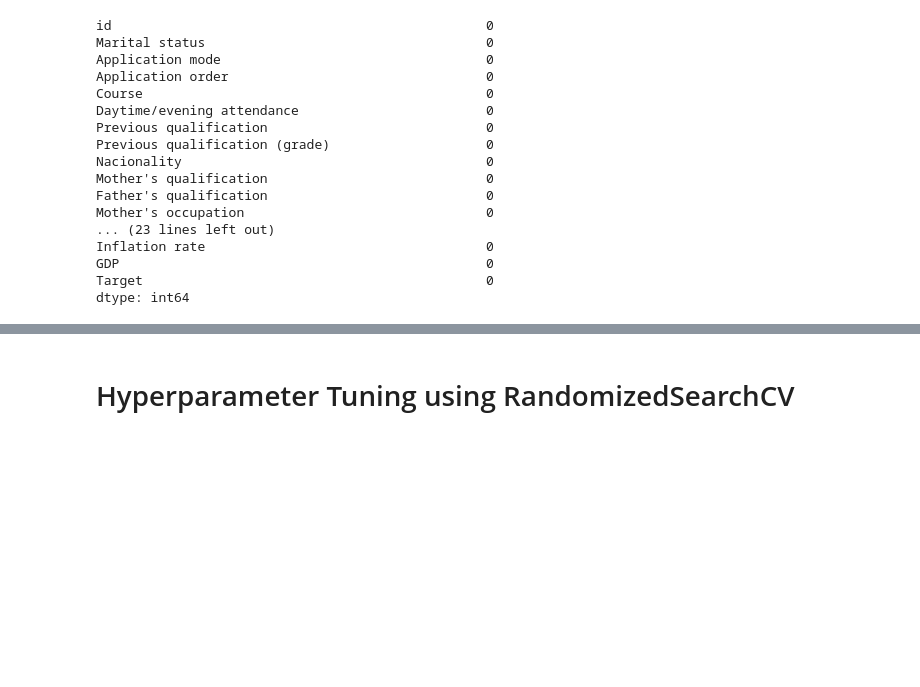
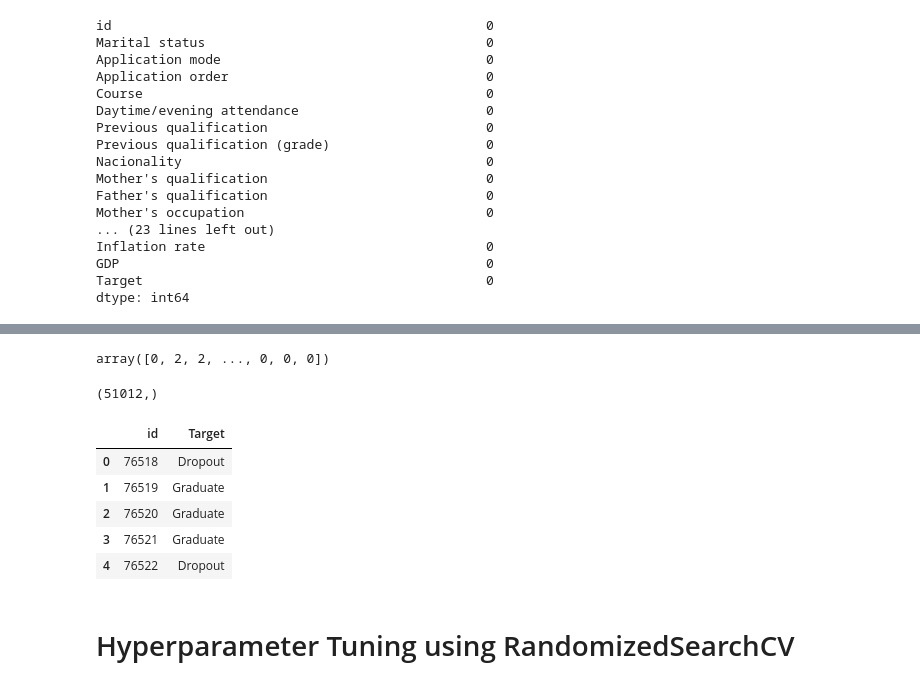
Before and after one commit to denistoo749/Academic-Success-Classification, a Jupyter notebook: academic_success_classification.ipynb, the cells around one changed output, grey strips where cells are left out. Drawn from its saved outputs; the diff is of its cells as text; code cells hidden in the pictures; blank space fills up the shorter version.

```diff
--- a/academic_success_classification.ipynb
+++ b/academic_success_classification.ipynb
@@ -131,0 +221,4 @@ RandomForestClassifier score: 0.8246210141139572
+# %%
+y_preds
+# %% [output]
+array([0, 2, 2, ..., 0, 0, 0])
@@ -131,0 +250,4 @@ RandomForestClassifier score: 0.8246210141139572
+# %%
+y_preds_original.shape
+# %% [output]
+(51012,)
@@ -132,2 +257,12 @@ RandomForestClassifier score: 0.8246210141139572
+# %%
+data = pd.read_csv('/content/drive/MyDrive/Academic Success Classification/data/submission.csv')
+data.head()
+# %% [output]
+|  | id | Target |
+| 0 | 76518 | Dropout |
+| 1 | 76519 | Graduate |
+| 2 | 76520 | Graduate |
+| 3 | 76521 | Graduate |
+| 4 | 76522 | Dropout |
 # %% [markdown]
 # Hyperparameter Tuning using RandomizedSearchCV
```
Also changed, not shown: parts of 23 cells of this notebook.
